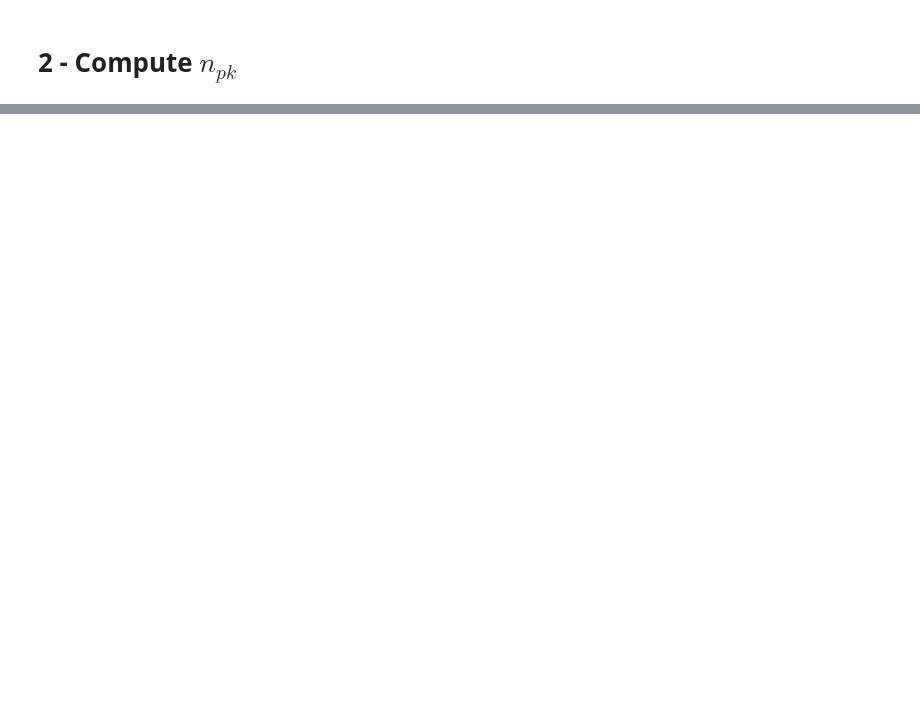
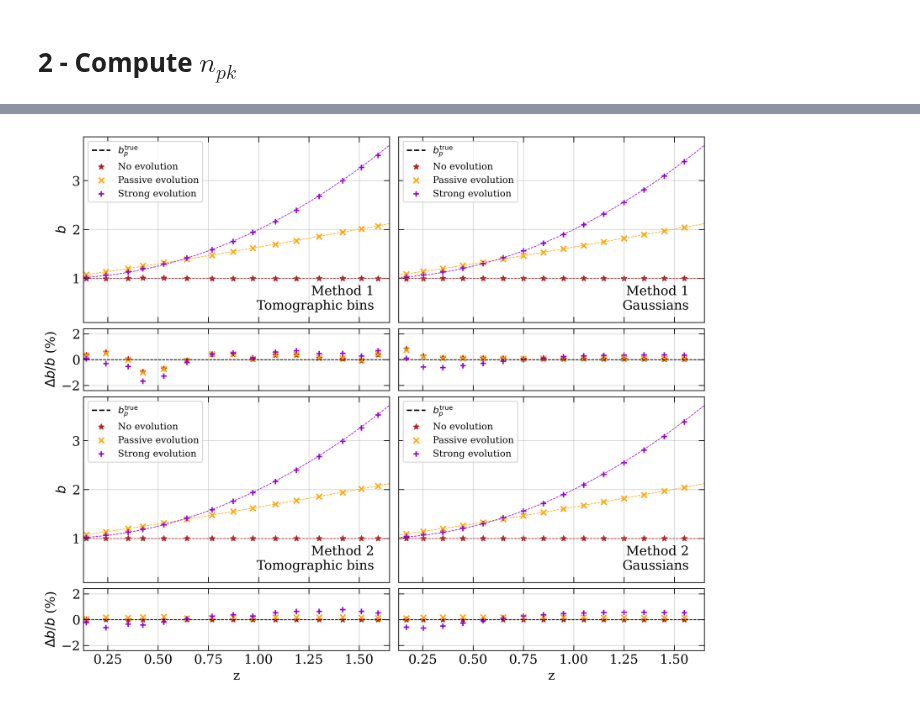
Before and after one commit to JeanCHDJdev/desi-y3-hsc, a Jupyter notebook: src/analysis/bias_photometric.ipynb, the cells around one changed output, grey strips where cells are left out. Cells and saved outputs as stored; diff of their text form; code cells hidden in the pictures; blank space fills up the shorter version.

```diff
--- a/src/analysis/bias_photometric.ipynb
+++ b/src/analysis/bias_photometric.ipynb
@@ -87,7 +73,7 @@ for i in range(len(vals_z_photo)):
     # for good measure, re normalize again
     nz_bins.append(nz_med_interp / np.trapezoid(nz_med_interp, x=zv))
 # %%
-z_support = np.linspace(0.005, 3.2, 151)
+z_support = np.linspace(0.02, 3.2, 151)
 w_dm_values = [ct.w_dm(rp_vals=rp_wdm, z=z, integrate=True) for z in z_support]
 wm = interpolate.interp1d(x=z_support, y=w_dm_values)
 wm_v = wm(zv)
@@ -382,0 +310,93 @@ with pm.make_plot(
+# %%
+with pm.make_plot(
+    name="photoz_bias_correction",
+    figsize=(12, 10),  # a bit taller to fit the residuals
+    show=True,
+    tight_layout=False,
+    custom_layout=True,
+) as (fig):
+
+    gs = gridspec.GridSpec(
+        4, 2, figure=fig, hspace=0.05, wspace=0.03, height_ratios=[3, 1, 3, 1]
+    )
+
+    methods = ["1", "2"]
+    nz_names = list(nz_models.keys())
+
+    for method_idx, method in enumerate(methods):
+        for nz_idx, nz_name in enumerate(nz_names):
+
+            row_main = method_idx * 2
+            row_resid = row_main + 1
+
+            ax_main = fig.add_subplot(gs[row_main, nz_idx])
+            ax_resid = fig.add_subplot(gs[row_resid, nz_idx], sharex=ax_main)
+
+            ax_main.grid(True)
+            ax_main.axhline(
+                -1, color="black", linestyle="--", alpha=1, label="$b_p^{\\rm {true}}$"
+            )
+            if nz_idx == 0:
+                ax_main.set_ylabel(r"$b$", fontsize=14)
+                ax_resid.set_ylabel(r"$\Delta b/b$ (%)", fontsize=14)
+            else:
+                ax_main.tick_params(labelleft=False)
+                ax_main.set_yticklabels([])
+                ax_resid.set_yticklabels([])
+            if method_idx == 1:
+                ax_resid.set_xlabel(r"z", fontsize=14)
+            else:
+                ax_resid.tick_params(labelbottom=False)
+                ax_resid.set_xticklabels([])
+                ax_main.set_xticklabels([])
+
+            ax_main.text(
+                0.95,
+                0.2,
+                f"Method {method}\n{nz_name}",
+                transform=ax_main.transAxes,
+                ha="right",
+                va="top",
+            )
+
+            for bias_name in bias_models.keys():
+                bias_corrected = bias_dict[
+                    f"{method}/{nz_name}/{bias_name}/bias_corrected"
+                ]
+                means_npk = bias_dict[f"{method}/{nz_name}/{bias_name}/means_npk"]
+                bias_t = bias_dict[f"{method}/{nz_name}/{bias_name}/bias_true"]
+
+                bias_disc = interpolate.interp1d(x=zv, y=bias_t)(means_npk)
+
+                color = (
+                    "orange"
+                    if bias_name == "Passive"
+                    else ("firebrick" if bias_name == "No" else "darkviolet")
+                )
+                marker = (
+                    "x"
+                    if bias_name == "Passive"
+                    else ("*" if bias_name == "No" else "+")
+                )
+
+                ax_main.scatter(
+                    means_npk,
+                    bias_corrected,
+                    label=f"{bias_name} evolution",
+                    color=color,
+                    marker=marker,
+                )
+                ax_main.plot(zv, bias_t, linestyle="--", color=color, linewidth=0.7)
+                ax_main.set_ylim(0.1, 3.9)
+                ax_main.set_xlim(0.13, 1.65)
+
+                residuals = (bias_disc - bias_corrected) / bias_disc * 100
+                ax_resid.scatter(means_npk, residuals, color=color, marker=marker)
+                ax_resid.axhline(0, color="black", linestyle="--", linewidth=0.8)
+                ax_resid.set_ylim(-2.4, 2.4)
+
+            plt.setp(ax_main.get_xticklabels(), visible=False)
+            ax_main.legend(fontsize=10, loc="upper left")
+
+    fig.subplots_adjust(hspace=0.01, wspace=0.01)
+# %% [output]
@@ -382,0 +415 @@ with pm.make_plot(
+[figure, added]
```
Also changed, not shown: parts of 9 cells of this notebook, 1 other file.
